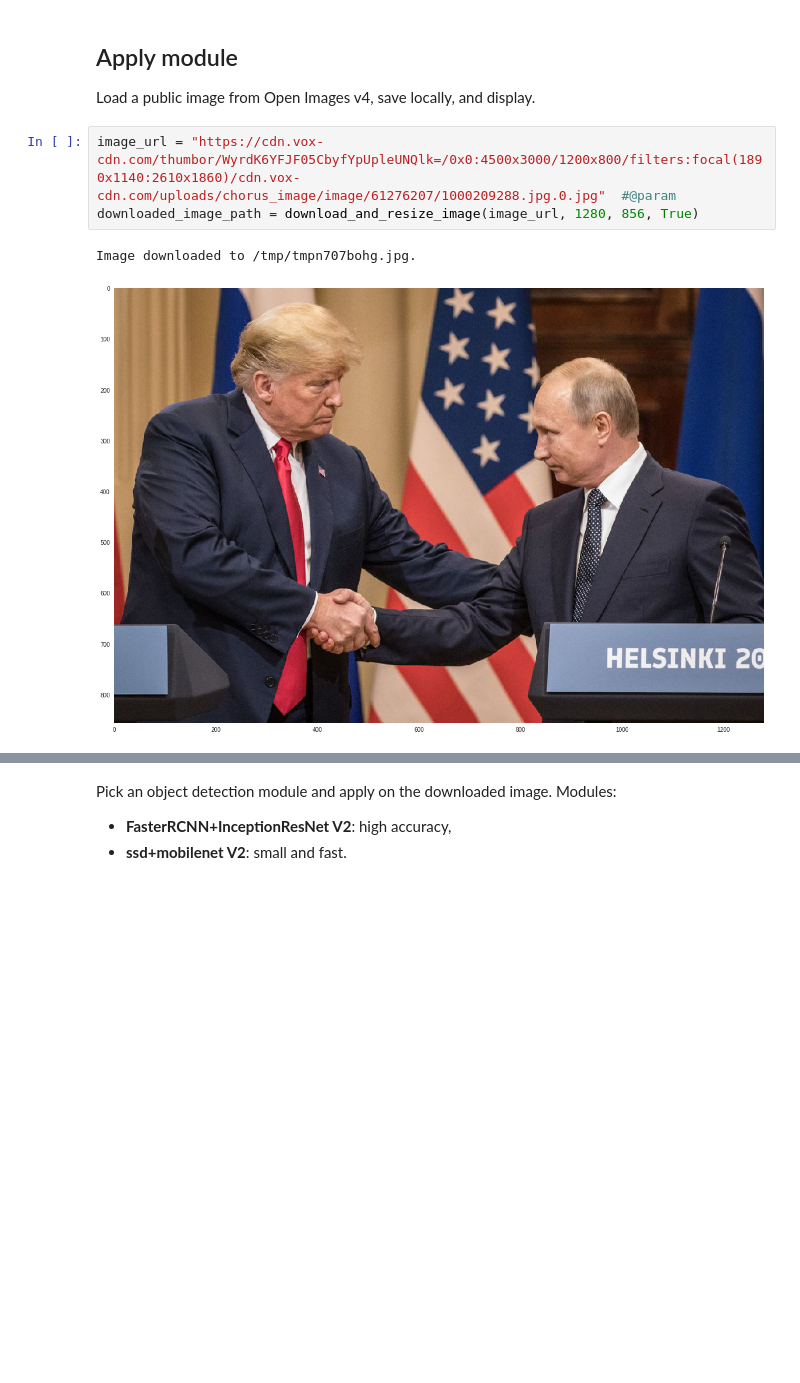
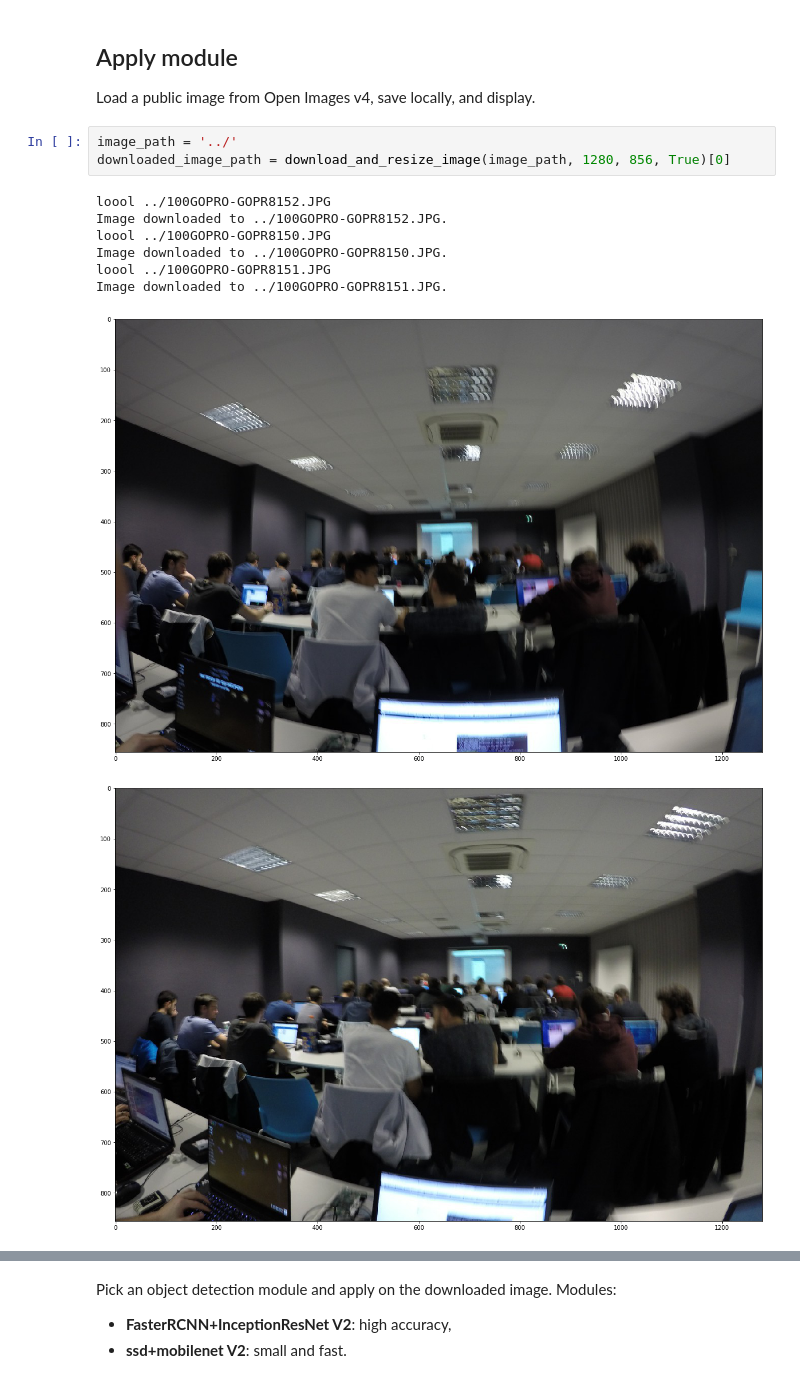
Before and after one commit to louis030195/IoTSkill, a Jupyter notebook: object_detection/Object_detection.ipynb, the cells around one changed output, grey strips where cells are left out. Saved outputs shown, nothing was run; the diff lists cells and outputs as text; blank space fills up the shorter version.

```diff
--- a/object_detection/Object_detection.ipynb
+++ b/object_detection/Object_detection.ipynb
@@ -166,9 +170,15 @@ def draw_boxes(image, boxes, class_names, scores, max_boxes=10, min_score=0.1):
 ## Apply module
 
 Load a public image from Open Images v4, save locally, and display.
-# %%
-image_url = "https://cdn.vox-cdn.com/thumbor/WyrdK6YFJF05CbyfYpUpleUNQlk=/0x0:4500x3000/1200x800/filters:focal(1890x1140:2610x1860)/cdn.vox-cdn.com/uploads/chorus_image/image/61276207/1000209288.jpg.0.jpg"  #@param
-downloaded_image_path = download_and_resize_image(image_url, 1280, 856, True)
-# %% [output]
-Image downloaded to /tmp/tmpn707bohg.jpg.
-[figure, removed]
+# %%
+image_path = '../'
+downloaded_image_path = download_and_resize_image(image_path, 1280, 856, True)[0]
+# %% [output]
+loool ../100GOPRO-GOPR8152.JPG
+Image downloaded to ../100GOPRO-GOPR8152.JPG.
+loool ../100GOPRO-GOPR8150.JPG
+Image downloaded to ../100GOPRO-GOPR8150.JPG.
+loool ../100GOPRO-GOPR8151.JPG
+Image downloaded to ../100GOPRO-GOPR8151.JPG.
+[figure, added]
+[figure, added]
```
Also changed, not shown: parts of 4 cells of this notebook, 11 other files.
